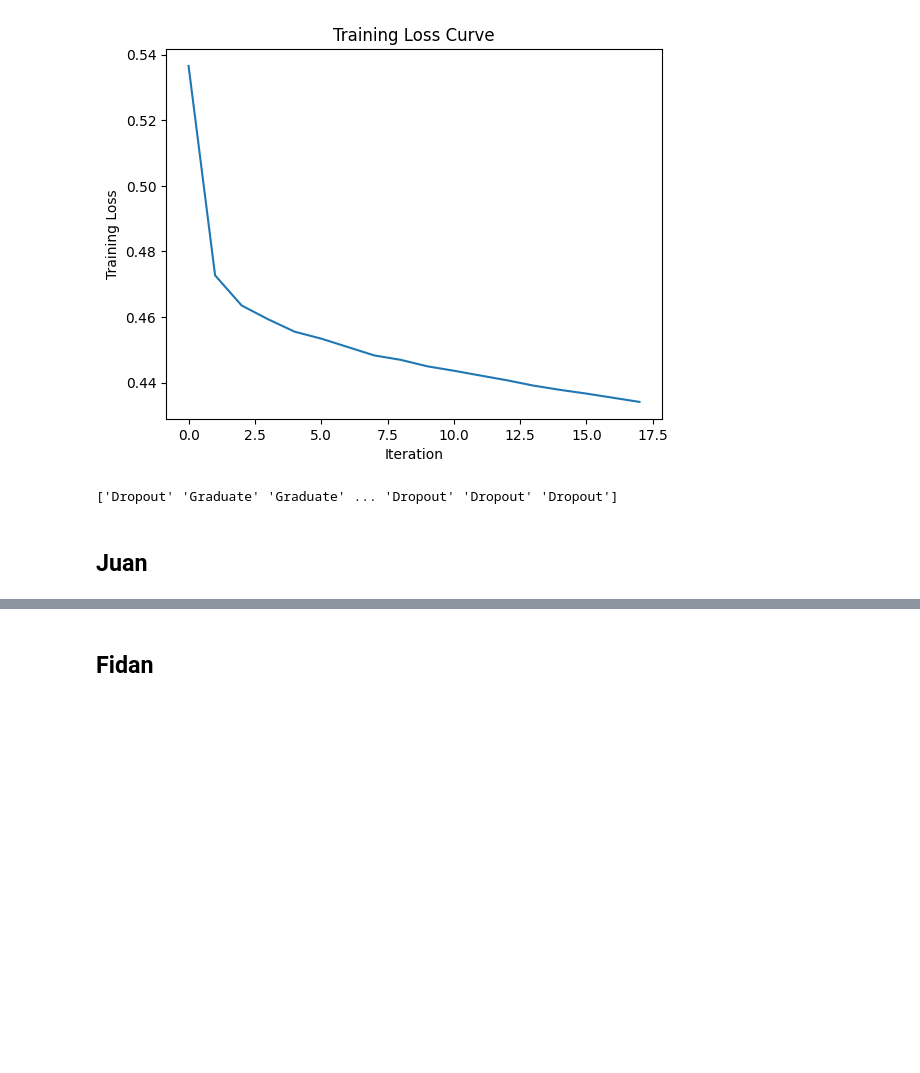
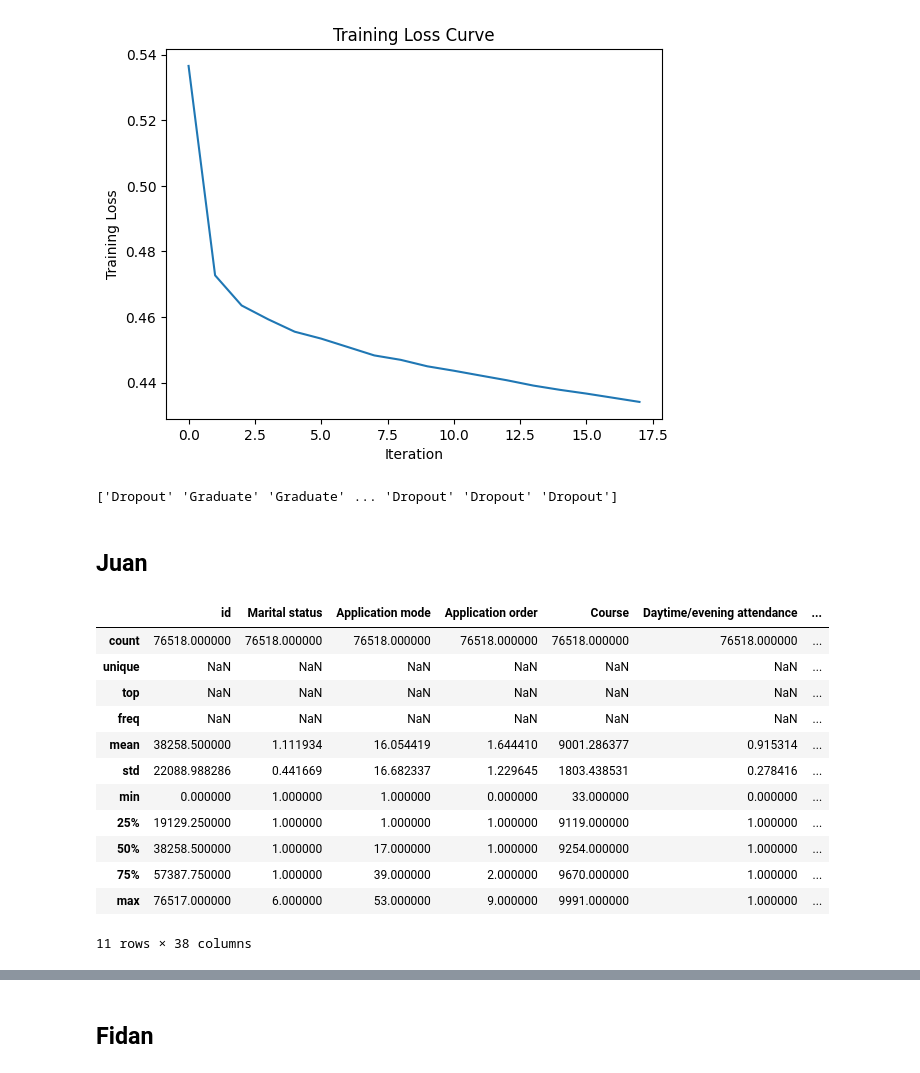
Before and after one commit to naiaraAM/ML_project_UT, a Jupyter notebook: Project_ML.ipynb, the cells around one changed output, grey strips where cells are left out. Cells and saved outputs as stored; diff of their text form; code cells hidden in the pictures; blank space fills up the shorter version.

```diff
--- a/Project_ML.ipynb
+++ b/Project_ML.ipynb
@@ -91,0 +99,16 @@ print(y_test_predict) # should we use kaggle submisions to check if our model is
+# %%
+train_data.describe(include='all')
+# %% [output]
+|  | id | Marital status | Application mode | Application order | Course | Daytime/evening attendance | ... |
+| count | 76518.000000 | 76518.000000 | 76518.000000 | 76518.000000 | 76518.000000 | 76518.000000 | ... |
+| unique | NaN | NaN | NaN | NaN | NaN | NaN | ... |
+| top | NaN | NaN | NaN | NaN | NaN | NaN | ... |
+| freq | NaN | NaN | NaN | NaN | NaN | NaN | ... |
+| mean | 38258.500000 | 1.111934 | 16.054419 | 1.644410 | 9001.286377 | 0.915314 | ... |
+| std | 22088.988286 | 0.441669 | 16.682337 | 1.229645 | 1803.438531 | 0.278416 | ... |
+| min | 0.000000 | 1.000000 | 1.000000 | 0.000000 | 33.000000 | 0.000000 | ... |
+| 25% | 19129.250000 | 1.000000 | 1.000000 | 1.000000 | 9119.000000 | 1.000000 | ... |
+| 50% | 38258.500000 | 1.000000 | 17.000000 | 1.000000 | 9254.000000 | 1.000000 | ... |
+| 75% | 57387.750000 | 1.000000 | 39.000000 | 2.000000 | 9670.000000 | 1.000000 | ... |
+| max | 76517.000000 | 6.000000 | 53.000000 | 9.000000 | 9991.000000 | 1.000000 | ... |
+11 rows × 38 columns
```
Also changed, not shown: parts of 16 cells of this notebook, 2 other files.
